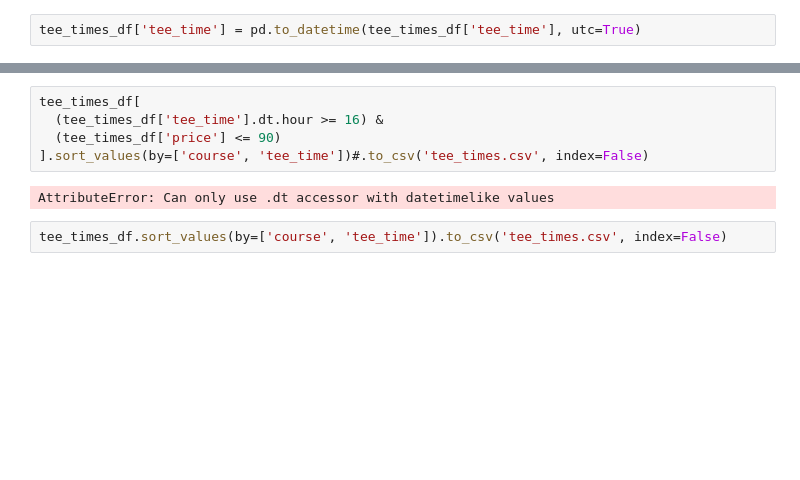
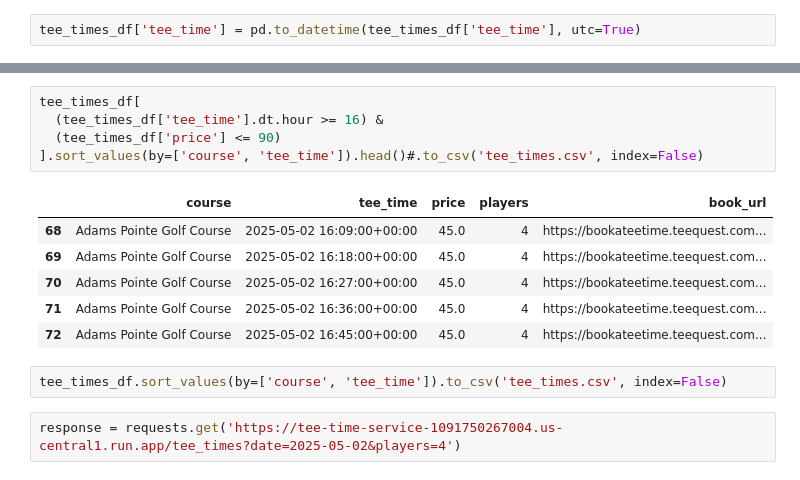
Before and after one commit to dlpandjaris/TeeTimeTracker, a Jupyter notebook: sandbox/check_all.ipynb, the cells around one changed output, grey strips where cells are left out. Drawn from its saved outputs; the diff is of its cells as text; blank space fills up the shorter version.

```diff
--- a/sandbox/check_all.ipynb
+++ b/sandbox/check_all.ipynb
@@ -219,9 +430,16 @@ tee_times_df['tee_time'] = pd.to_datetime(tee_times_df['tee_time'], utc=True)
 # %%
 tee_times_df[
   (tee_times_df['tee_time'].dt.hour >= 16) &
   (tee_times_df['price'] <= 90)
-].sort_values(by=['course', 'tee_time'])#.to_csv('tee_times.csv', index=False)
+].sort_values(by=['course', 'tee_time']).head()#.to_csv('tee_times.csv', index=False)
 # %% [output]
-AttributeError: Can only use .dt accessor with datetimelike values
+|  | course | tee_time | price | players | book_url |
+| 68 | Adams Pointe Golf Course | 2025-05-02 16:09:00+00:00 | 45.0 | 4 | https://bookateetime.teequest.com... |
+| 69 | Adams Pointe Golf Course | 2025-05-02 16:18:00+00:00 | 45.0 | 4 | https://bookateetime.teequest.com... |
+| 70 | Adams Pointe Golf Course | 2025-05-02 16:27:00+00:00 | 45.0 | 4 | https://bookateetime.teequest.com... |
+| 71 | Adams Pointe Golf Course | 2025-05-02 16:36:00+00:00 | 45.0 | 4 | https://bookateetime.teequest.com... |
+| 72 | Adams Pointe Golf Course | 2025-05-02 16:45:00+00:00 | 45.0 | 4 | https://bookateetime.teequest.com... |
 # %%
 tee_times_df.sort_values(by=['course', 'tee_time']).to_csv('tee_times.csv', index=False)
+# %%
+response = requests.get('https://tee-time-service-1091750267004.us-central1.run.app/tee_times?date=2025-05-02&players=4')
```
Also changed, not shown: parts of 17 cells of this notebook, 3 other files.
